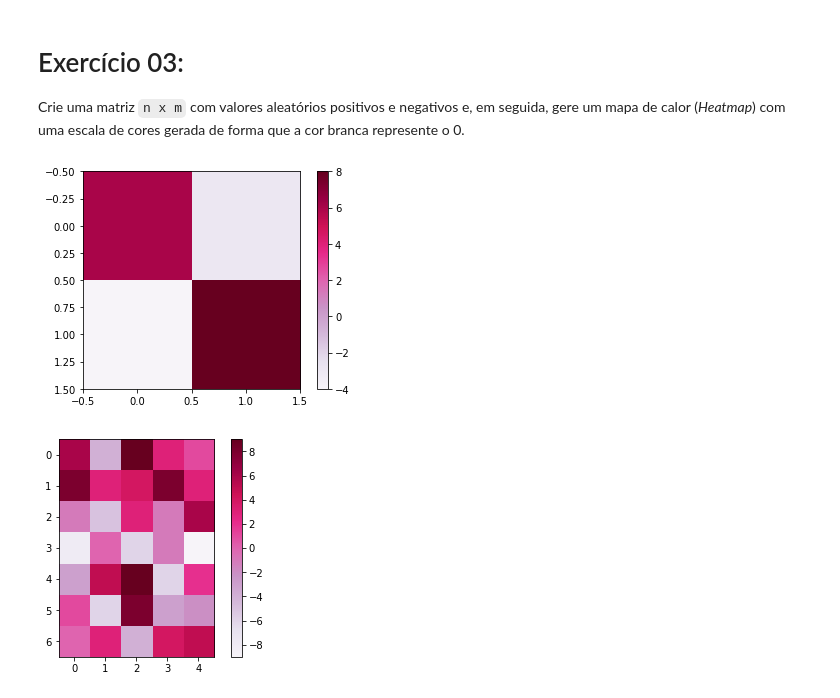
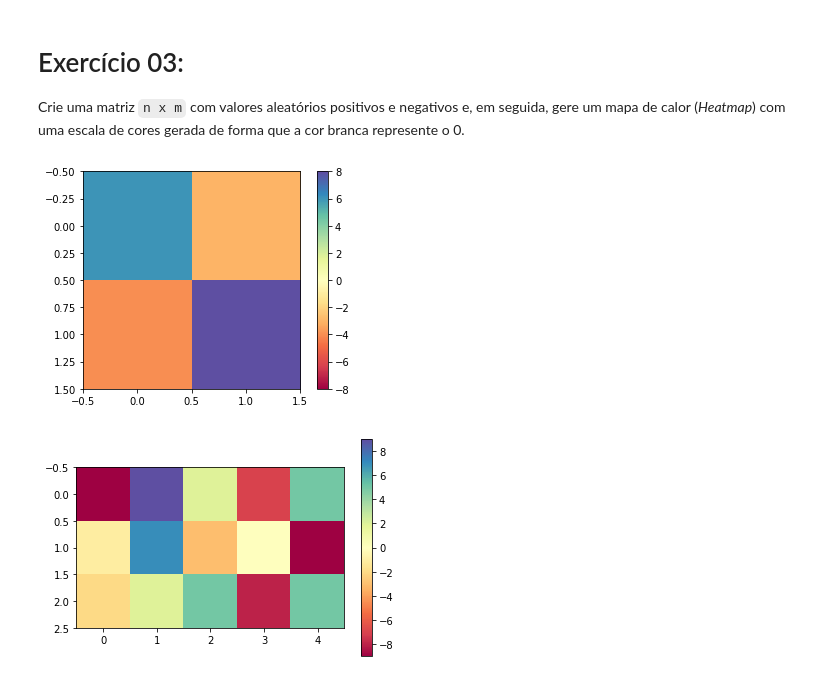
Before and after one commit to innng/data-science-introduction, a Jupyter notebook: lista02.ipynb, the cells around one changed output. Cells and saved outputs as stored; diff of their text form; code cells hidden in the pictures.

```diff
--- a/lista02.ipynb
+++ b/lista02.ipynb
@@ -95,28 +95,30 @@ Crie uma matriz `n x m` com valores aleatórios positivos e negativos e, em segu
 # %%
 import numpy as np
 import matplotlib
 
 #Exemplo:
 A = [[6, -3], [-4, 8]]
 B = [[1,2,3],[4,5,6],[7,8,9]]
 
 # matriz aleatória (tamanho mínimo 2 x 2, tamanho máximo 10 x 10)
 # valores internos gerados de -10 a 10
 n = np.random.randint(2, 10)
 m = np.random.randint(2, 10)
 randomMatrix = np.random.randint(-10, 10, size=(n,m))
 
 # como não sabia se era pra criar a matriz e passar para função ou fazer uma função que aceitasse qualquer matriz,
 # fiz ambas
 
 def heatmap(matrix):
+    maxM = np.amax(matrix)
+    minM = - np.amax(matrix)
 
-    plt.imshow(matrix, cmap=matplotlib.cm.PuRd)
+    plt.imshow(matrix, cmap=matplotlib.cm.Spectral, vmin=minM, vmax=maxM)
     plt.colorbar()
     plt.show()
 
 heatmap(A)
 heatmap(randomMatrix)
 # %% [output]
-[figure, old version]
+[figure, new version]
-[figure, old version]
+[figure, new version]
```
Also changed, not shown: parts of 1 cell of this notebook.
